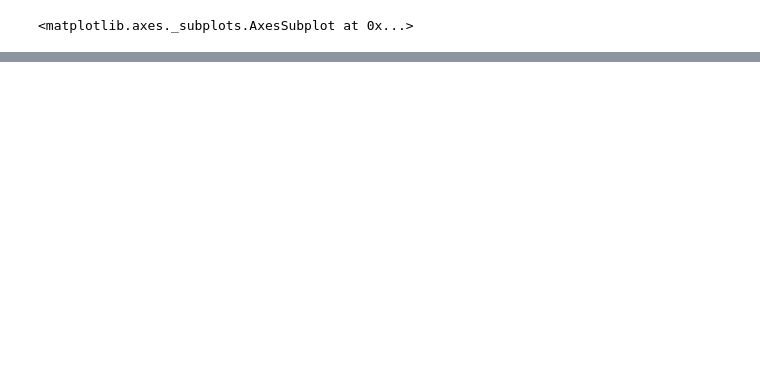
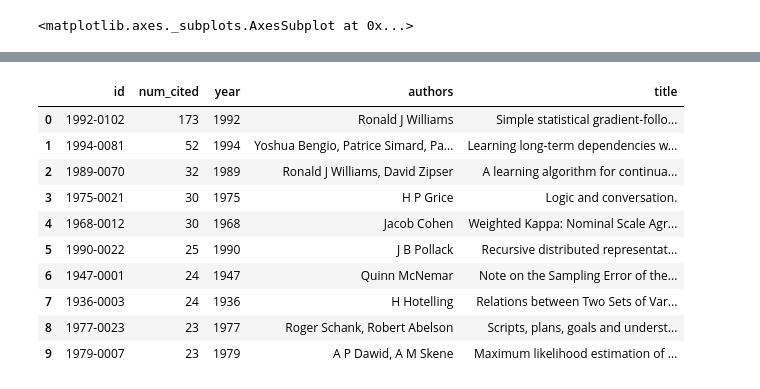
Before and after one commit to coastalcph/acl-citations, a Jupyter notebook: anthology_analysis_full.ipynb, the cells around one changed output, grey strips where cells are left out. Saved outputs shown, nothing was run; the diff lists cells and outputs as text; code cells hidden in the pictures; blank space fills up the shorter version.

Commit message:
Add analyses of matched papers to notebook

```diff
--- a/anthology_analysis_full.ipynb
+++ b/anthology_analysis_full.ipynb
@@ -748,0 +751,8 @@ if True:
+# %%
+with open("./data/citations-all.matched.tsv", "r", newline="") as csvfile:
+    reader = csv.DictReader(csvfile, delimiter="\t")
+    data = list(reader)
+
+data = sorted(data, key=lambda x: int(x["num_cited"]), reverse=True)
+for row in data:
+    row["cited_in"] = Counter(int(f"20{id_[1:3]}") for id_ in row["citing_papers"].split(","))
@@ -748,0 +802,5 @@ if True:
+# %%
+# Only keep papers that were published in 1995 or earlier
+data_early = [row for row in data if int(row["year"][:4]) < 1996]
+
+print(f"This leaves us with {len(data_early)} papers.")
@@ -748,0 +821,16 @@ if True:
+# %%
+# What are these papers that are cited in 2019, but not yet in 2010?
+data_x = [row for row in data_early if row["cited_in"][2019] and not row["cited_in"][2010]]
+pd.DataFrame(data_x, columns=["id", "num_cited", "year", "authors", "title"])[:10]
+# %% [output]
+|  | id | num_cited | year | authors | title |
+| 0 | 1992-0102 | 173 | 1992 | Ronald J Williams | Simple statistical gradient-follo... |
+| 1 | 1994-0081 | 52 | 1994 | Yoshua Bengio, Patrice Simard, Pa... | Learning long-term dependencies w... |
+| 2 | 1989-0070 | 32 | 1989 | Ronald J Williams, David Zipser | A learning algorithm for continua... |
+| 3 | 1975-0021 | 30 | 1975 | H P Grice | Logic and conversation. |
+| 4 | 1968-0012 | 30 | 1968 | Jacob Cohen | Weighted Kappa: Nominal Scale Agr... |
+| 5 | 1990-0022 | 25 | 1990 | J B Pollack | Recursive distributed representat... |
+| 6 | 1947-0001 | 24 | 1947 | Quinn McNemar | Note on the Sampling Error of the... |
+| 7 | 1936-0003 | 24 | 1936 | H Hotelling | Relations between Two Sets of Var... |
+| 8 | 1977-0023 | 23 | 1977 | Roger Schank, Robert Abelson | Scripts, plans, goals and underst... |
+| 9 | 1979-0007 | 23 | 1979 | A P Dawid, A M Skene | Maximum likelihood estimation of ... |
```
Also changed, not shown: parts of 12 cells of this notebook.
